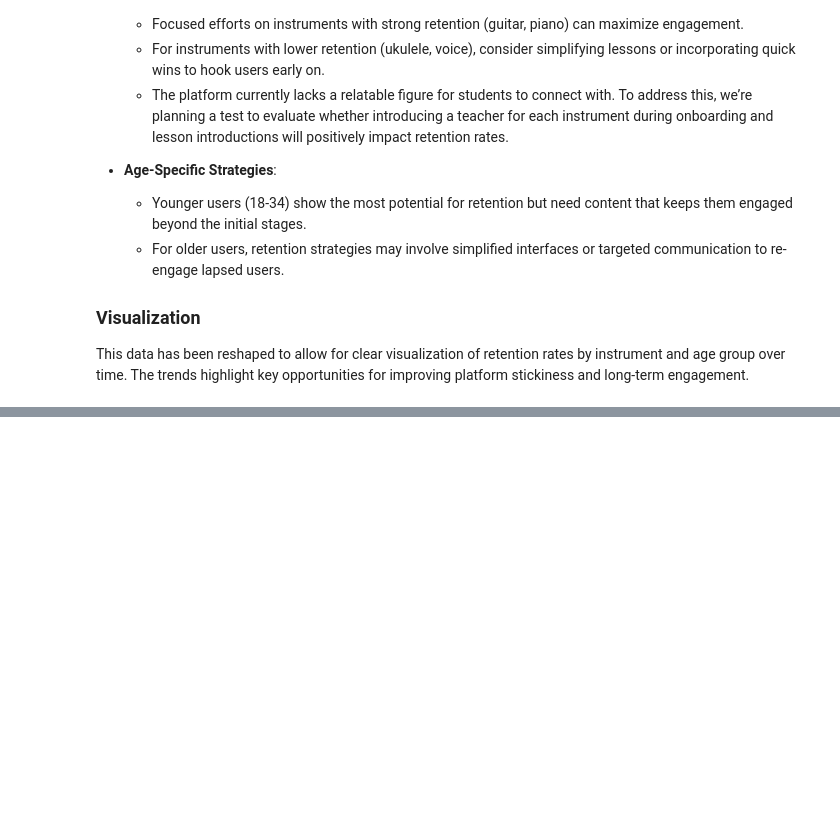
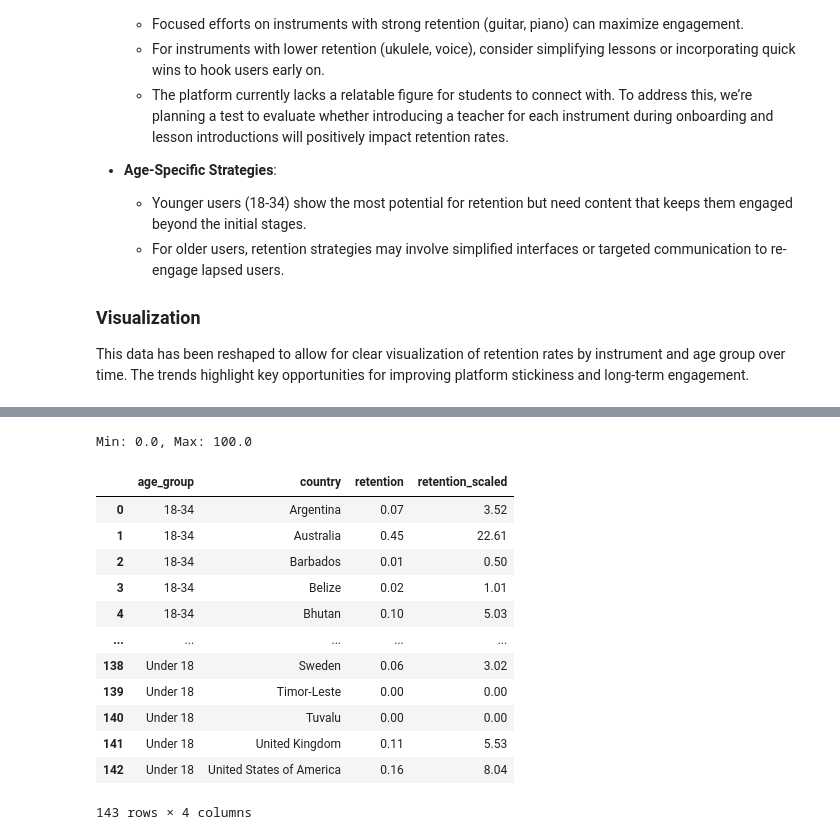
Before and after one commit to pablobagano/musitech, a Jupyter notebook: Musitech-EDA.ipynb, the cells around one changed output, grey strips where cells are left out. Saved outputs shown, nothing was run; the diff lists cells and outputs as text; code cells hidden in the pictures; blank space fills up the shorter version.

Commit message:
GeoJSON, Retention Scale, Choropleth Map

```diff
--- a/Musitech-EDA.ipynb
+++ b/Musitech-EDA.ipynb
@@ -416,0 +425,2 @@ app.run_server(debug=True)
+# %%
+retention_per_age_group_country, conversion_per_age_group_country = grouping_retention_conversion(df,'age_group','country')
@@ -416,0 +495,9 @@ app.run_server(debug=True)
+# %%
+country_mapping = {
+    'Eswatini': 'Swaziland',
+    'Maldives': 'Maldives',  # If it truly doesn't exist, mark it for manual handling
+    'Saint Kitts and Nevis': 'St. Kitts and Nevis',
+    'Seychelles': 'Seychelles',
+    'United States': 'United States of America'
+}
+retention_per_age_group_country['country'] = retention_per_age_group_country['country'].replace(country_mapping)
@@ -416,0 +552,23 @@ app.run_server(debug=True)
+# %%
+total_retention_per_country = retention_per_age_group_country.groupby(['age_group','country'])['retention'].sum().to_frame().reset_index()
+scaler = MinMaxScaler(feature_range=(0, 100))
+total_retention_per_country['retention_scaled'] = scaler.fit_transform(total_retention_per_country[['retention']])
+total_retention_per_country['retention_scaled'] = total_retention_per_country['retention_scaled'].apply(lambda x: round(x,2))
+age_groups_values = list(total_retention_per_country['age_group'].unique())
+print(f"Min: {total_retention_per_country['retention_scaled'].min()}, Max: {total_retention_per_country['retention_scaled'].max()}")
+total_retention_per_country
+# %% [output]
+Min: 0.0, Max: 100.0
+|  | age_group | country | retention | retention_scaled |
+| 0 | 18-34 | Argentina | 0.07 | 3.52 |
+| 1 | 18-34 | Australia | 0.45 | 22.61 |
+| 2 | 18-34 | Barbados | 0.01 | 0.50 |
+| 3 | 18-34 | Belize | 0.02 | 1.01 |
+| 4 | 18-34 | Bhutan | 0.10 | 5.03 |
+| ... | ... | ... | ... | ... |
+| 138 | Under 18 | Sweden | 0.06 | 3.02 |
+| 139 | Under 18 | Timor-Leste | 0.00 | 0.00 |
+| 140 | Under 18 | Tuvalu | 0.00 | 0.00 |
+| 141 | Under 18 | United Kingdom | 0.11 | 5.53 |
+| 142 | Under 18 | United States of America | 0.16 | 8.04 |
+143 rows × 4 columns
```
Also changed, not shown: parts of 19 cells of this notebook, 1 other file.
